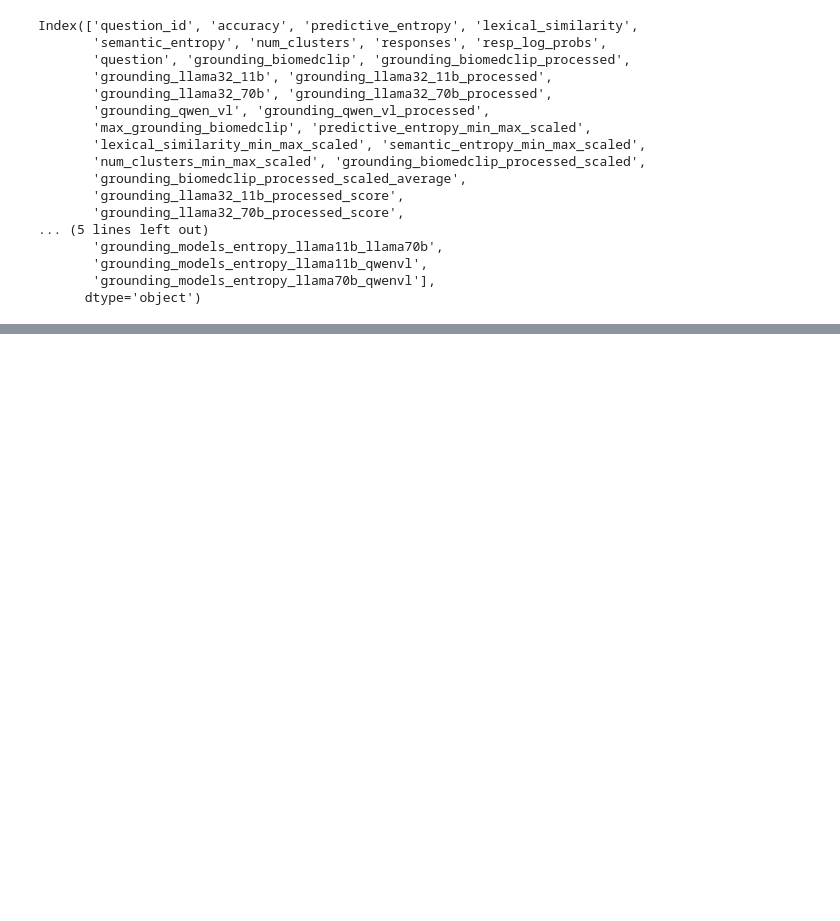
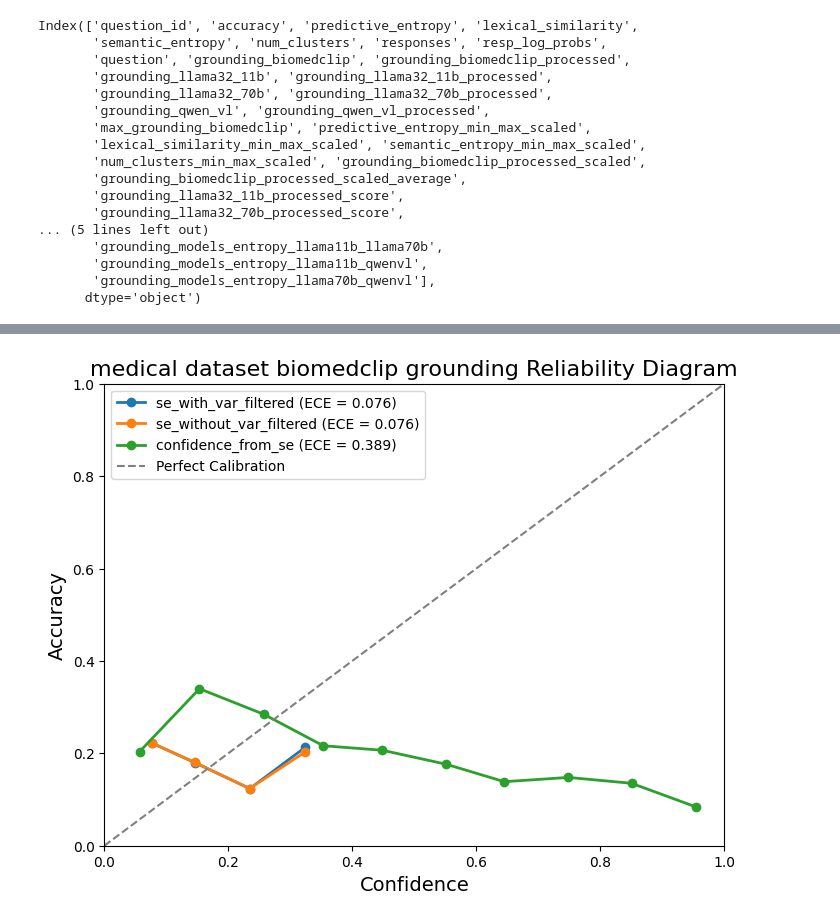
Before and after one commit to trilokpadhi/Multimodal-Uncertainty-Quantification, a Jupyter notebook: playground/uq_equation_analysis.ipynb, the cells around one changed output, grey strips where cells are left out. Saved outputs shown, nothing was run; the diff lists cells and outputs as text; code cells hidden in the pictures; blank space fills up the shorter version.

```diff
--- a/playground/uq_equation_analysis.ipynb
+++ b/playground/uq_equation_analysis.ipynb
@@ -1609,0 +2122,21 @@ df['grounding_llama32_11b_processed_score']
+# %%
+# df_test['semantic_entropy_times_variance_times_grounding_biomedclip_01'] = df_slake.apply(lambda row: (1-row['semantic_entropy_min_max_scaled']) * (1 - row['biomedclip_variance']) * row['grounding_biomedclip_processed_test_mean'], axis=1)
+
+cols = ['semantic_entropy_min_max_scaled', 'accuracy', 'biomedclip_variance', 'grounding_biomedclip_processed_test_mean']
+df_test2 = df_slake[cols]
+
+df_test2['confidence_from_se'] = 1 - df_test2['semantic_entropy_min_max_scaled']
+
+df_test2['se_with_var'] = df_test2.apply(lambda row: (1-row['semantic_entropy_min_max_scaled']) * (1 - row['biomedclip_variance']) * row['grounding_biomedclip_processed_test_mean'], axis=1)
+
+df_test2['se_without_var'] = df_test2.apply(lambda row: (1-row['semantic_entropy_min_max_scaled']) * row['grounding_biomedclip_processed_test_mean'], axis=1)
+
+df_test2['se_with_var_filtered'] = df_test2.apply(
+    lambda row: row['se_with_var'] if row['confidence_from_se'] > 0.2 else row['confidence_from_se'],
+    axis=1
+)
+
+df_test2['se_without_var_filtered'] = df_test2.apply(
+    lambda row: row['se_without_var'] if row['confidence_from_se'] > 0.2 else row['confidence_from_se'],
+    axis=1
+)
@@ -1609,0 +2366,5 @@ df['grounding_llama32_11b_processed_score']
+# %%
+cols_to_plot = ['se_with_var_filtered', 'se_without_var_filtered', 'confidence_from_se']
+plot_multiple_calibration_curve(df_test2, cols_to_plot, 'accuracy', plot_title='medical dataset biomedclip grounding')
+# %% [output]
+[figure, added]
```
Also changed, not shown: parts of 74 cells of this notebook, 27 other files.
